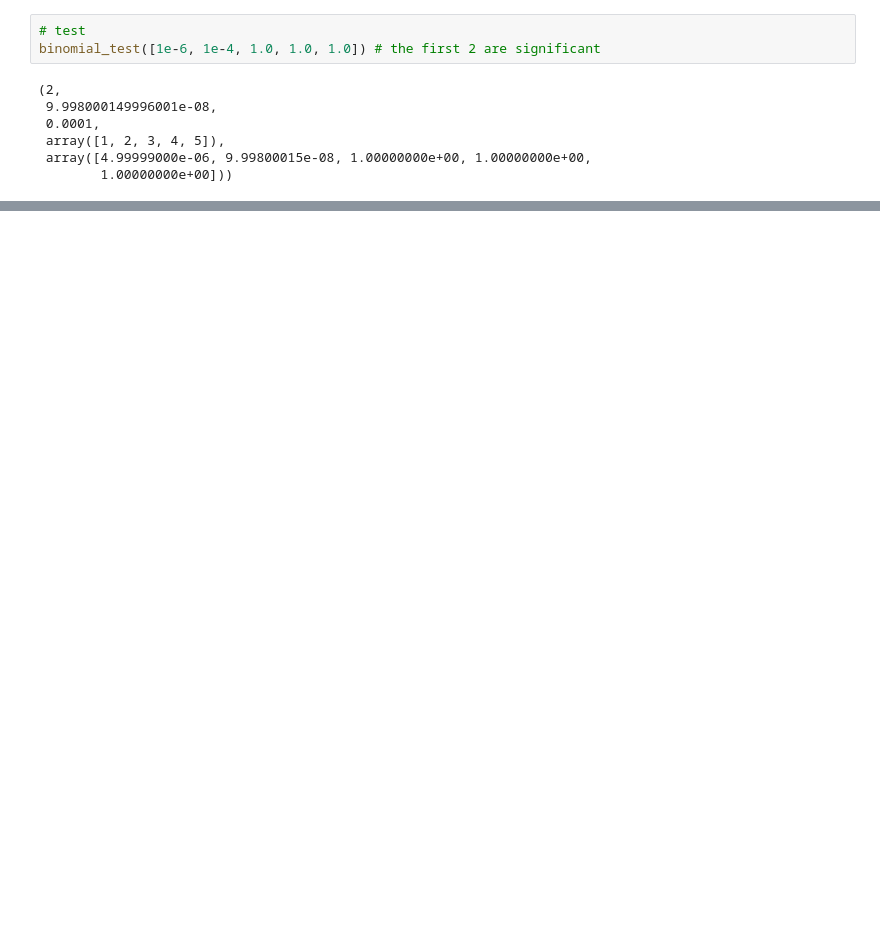
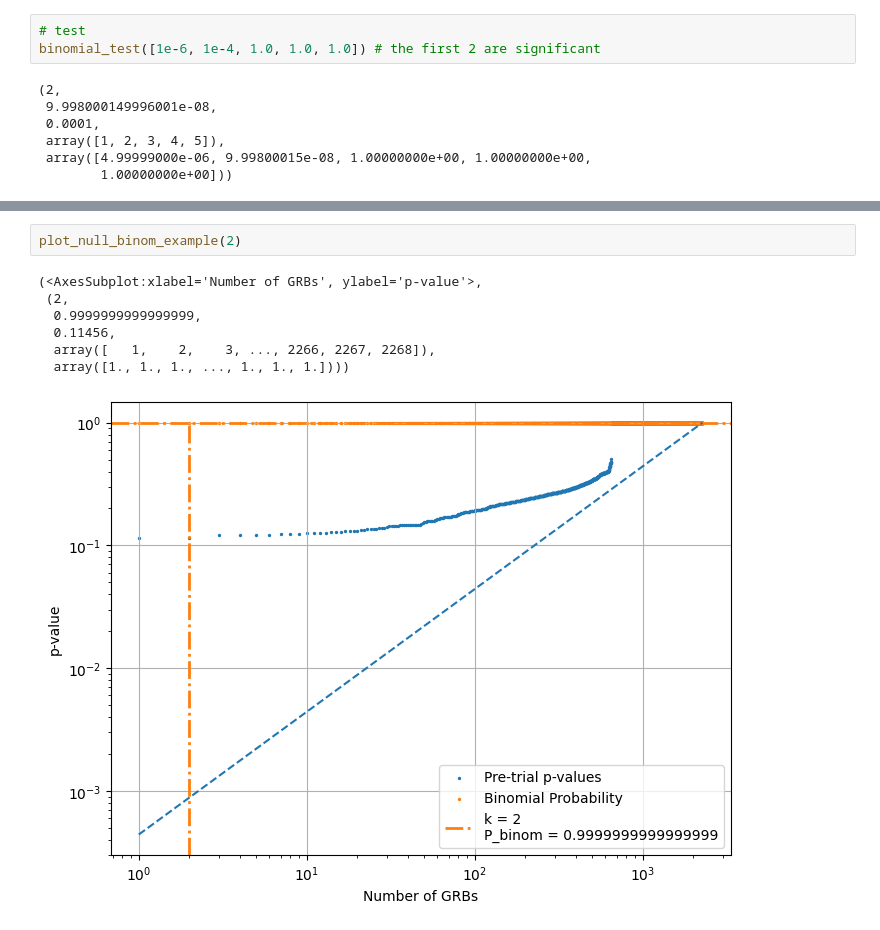
Before and after one commit to ChujieChen/greco_grb, a Jupyter notebook: notebooks/11_binomial_test.ipynb, the cells around one changed output, grey strips where cells are left out. Drawn from its saved outputs; the diff is of its cells as text; blank space fills up the shorter version.

```diff
--- a/notebooks/11_binomial_test.ipynb
+++ b/notebooks/11_binomial_test.ipynb
@@ -201,0 +334,10 @@ array([[0.      , 1.      ],
+# %%
+plot_null_binom_example(2)
+# %% [output]
+(<AxesSubplot:xlabel='Number of GRBs', ylabel='p-value'>,
+ (2,
+  0.9999999999999999,
+  0.11456,
+  array([   1,    2,    3, ..., 2266, 2267, 2268]),
+  array([1., 1., 1., ..., 1., 1., 1.])))
+[figure, added]
```
Also changed, not shown: parts of 62 cells of this notebook, 10 other files.
